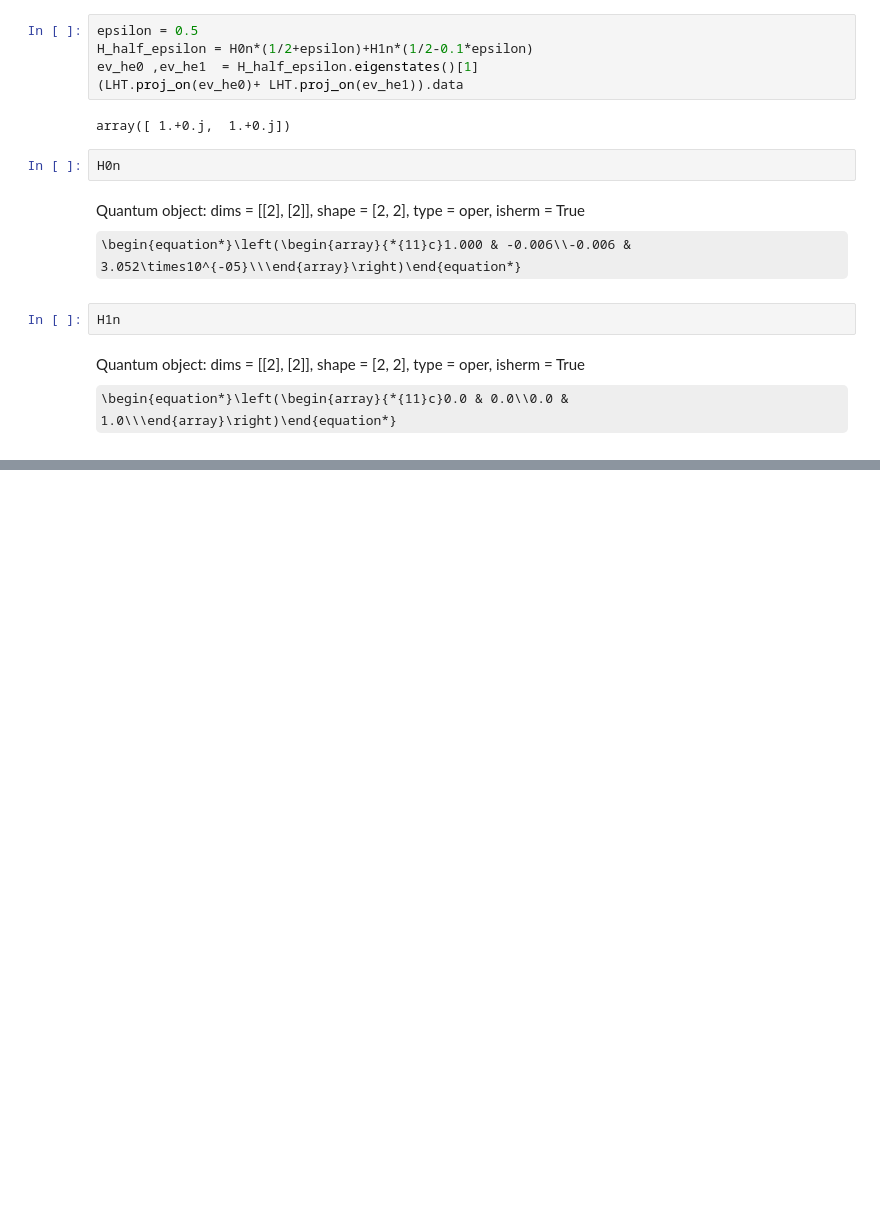
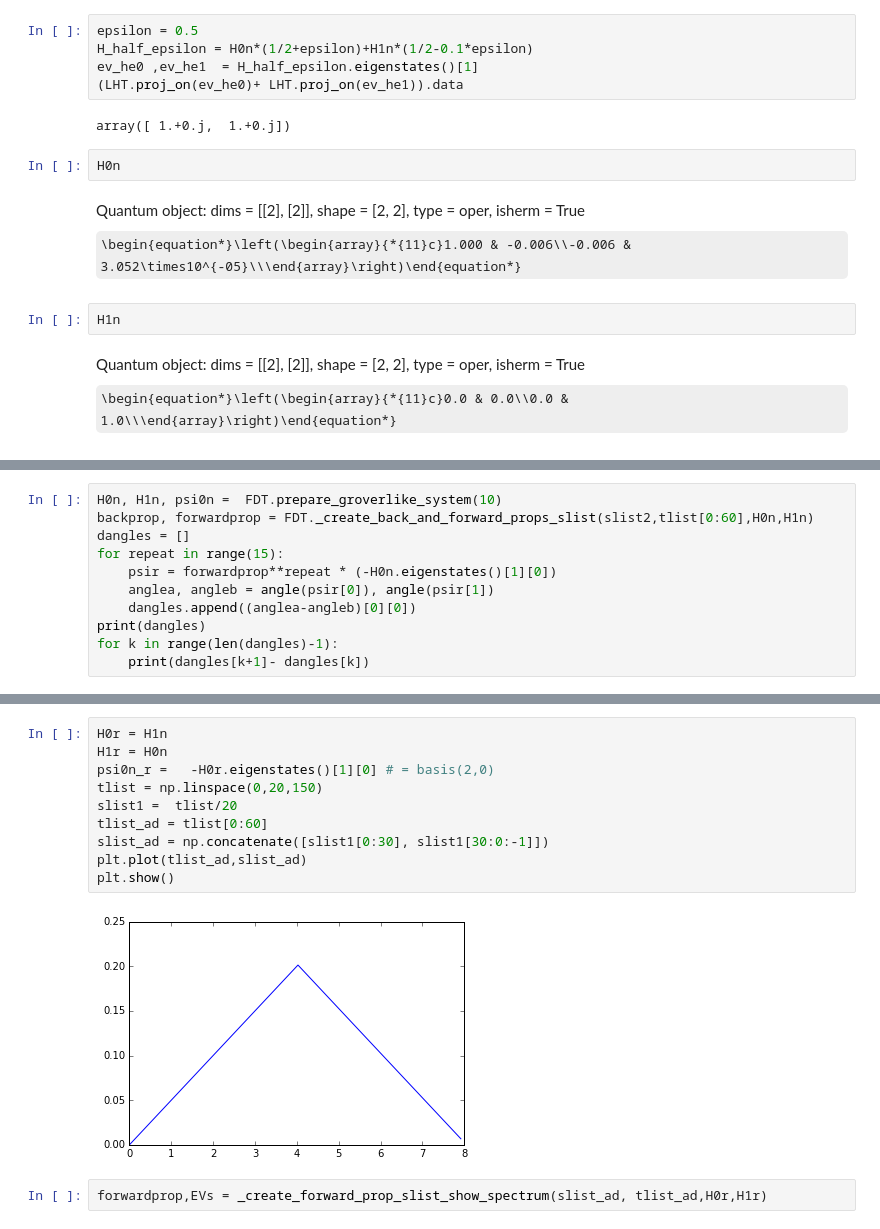
Before and after one commit to oryonatan/qutip, a Jupyter notebook: dorit/fast_diabatic/6.8.17 accurate phase.ipynb, the cells around one changed output, grey strips where cells are left out. Drawn from its saved outputs; the diff is of its cells as text; some formulas as TeX source; blank space fills up the shorter version.

```diff
--- a/dorit/fast_diabatic/6.8.17 accurate phase.ipynb
+++ b/dorit/fast_diabatic/6.8.17 accurate phase.ipynb
@@ -162,0 +200,11 @@ Quantum object: dims = [[2], [2]], shape = [2, 2], type = oper, isherm = True\be
+# %%
+H0n, H1n, psi0n =  FDT.prepare_groverlike_system(10)
+backprop, forwardprop = FDT._create_back_and_forward_props_slist(slist2,tlist[0:60],H0n,H1n)
+dangles = []
+for repeat in range(15):
+    psir = forwardprop**repeat * (-H0n.eigenstates()[1][0])
+    anglea, angleb = angle(psir[0]), angle(psir[1])
+    dangles.append((anglea-angleb)[0][0])
+print(dangles)
+for k in range(len(dangles)-1):
+    print(dangles[k+1]- dangles[k])
@@ -162,0 +443,14 @@ Quantum object: dims = [[2], [2]], shape = [2, 2], type = oper, isherm = True\be
+# %%
+H0r = H1n
+H1r = H0n
+psi0n_r =   -H0r.eigenstates()[1][0] # = basis(2,0)
+tlist = np.linspace(0,20,150)
+slist1 =  tlist/20
+tlist_ad = tlist[0:60]
+slist_ad = np.concatenate([slist1[0:30], slist1[30:0:-1]])
+plt.plot(tlist_ad,slist_ad)
+plt.show()
+# %% [output]
+[figure, added]
+# %%
+forwardprop,EVs = _create_forward_prop_slist_show_spectrum(slist_ad, tlist_ad,H0r,H1r)
```
Also changed, not shown: parts of 44 cells of this notebook, 2 other files.
